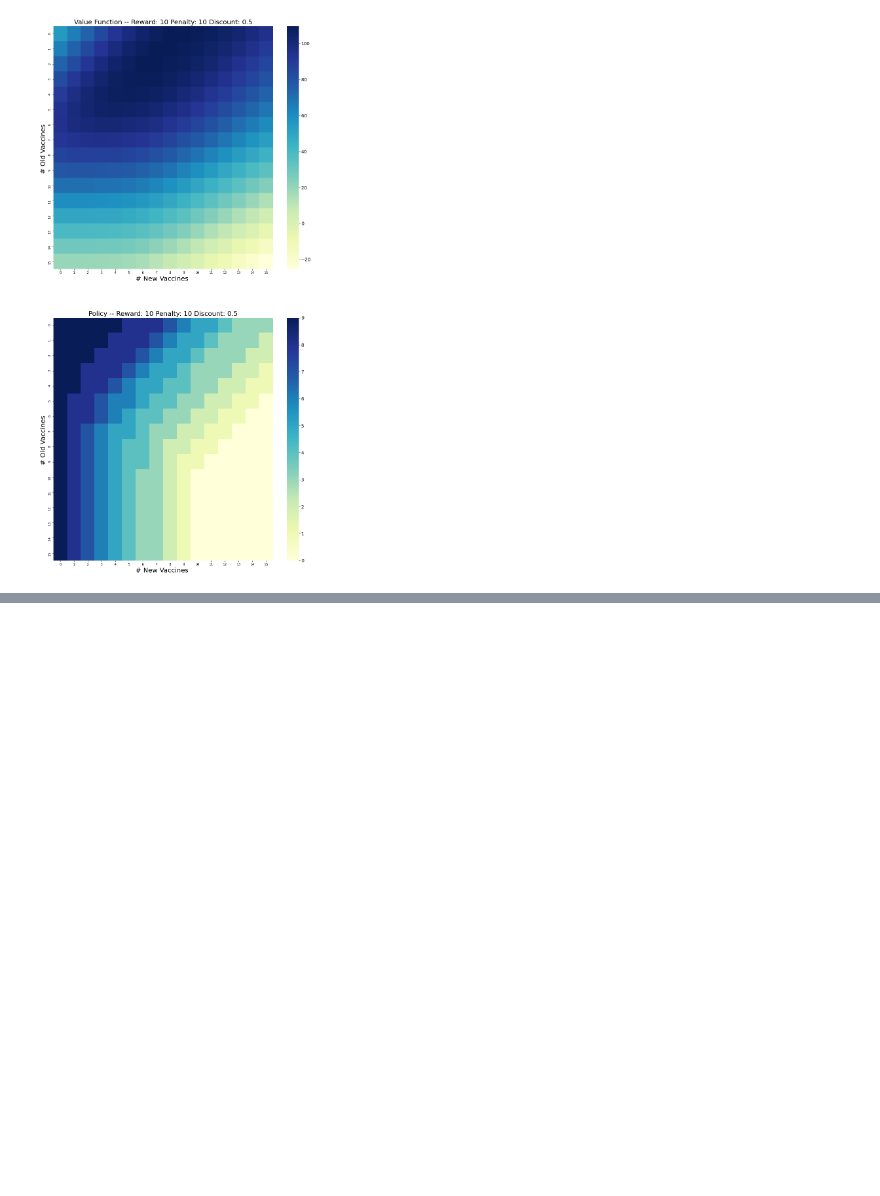
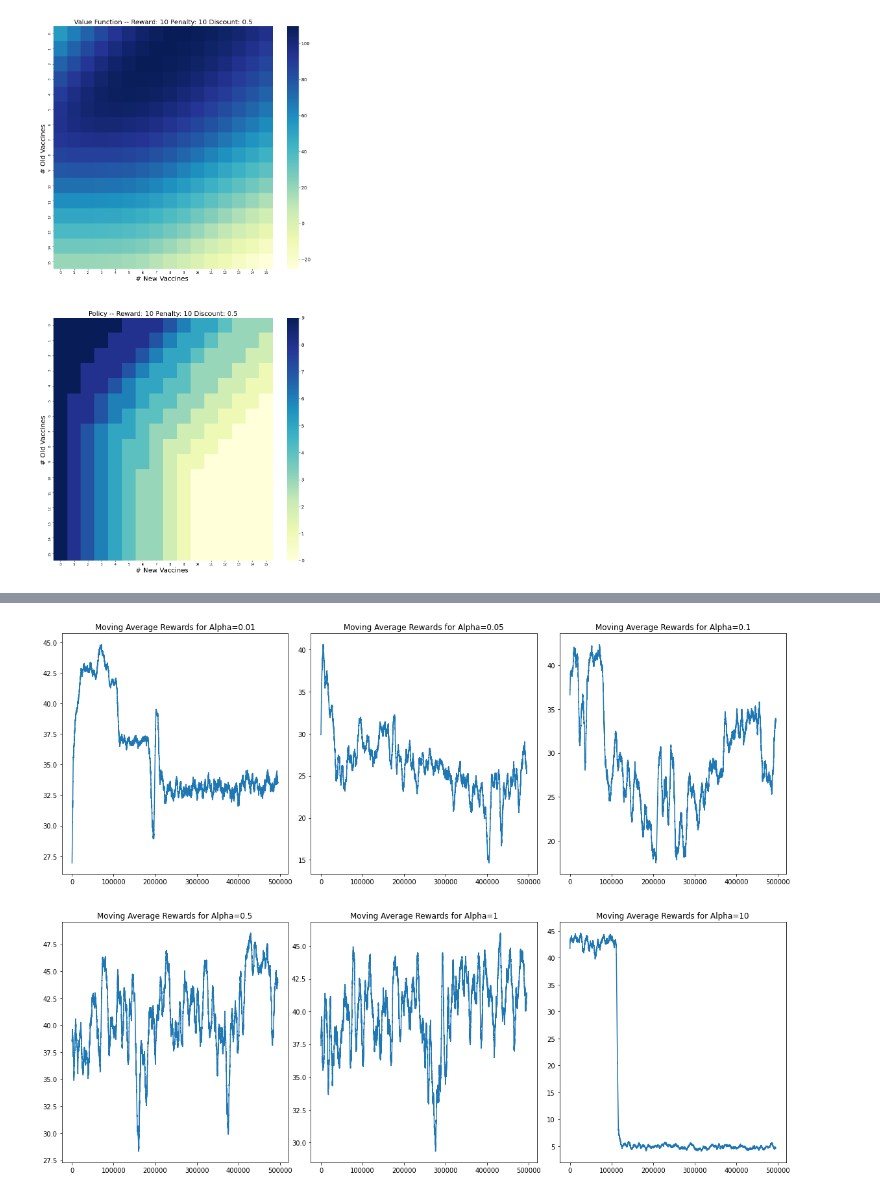
Before and after one commit to 12kleingordon34/RL-Exploration, a Jupyter notebook: vaccine_delivery/playground.ipynb, the cells around one changed output, grey strips where cells are left out. Cells and saved outputs as stored; diff of their text form; code cells hidden in the pictures; blank space fills up the shorter version.

Commit message:
WIP: Validate model-free Q-learning methods + hyperparam learning

```diff
--- a/vaccine_delivery/playground.ipynb
+++ b/vaccine_delivery/playground.ipynb
@@ -66,0 +86,21 @@ plot_heat_maps(agent.V, agent.policy, centre.fee_vaccine, centre.cost_vaccine)
+# %%
+def QLearning_policy(q_vec, action):
+    """
+    Identifies the action which maximises the q_vec
+    state-action vector and returns a policy with all
+    weight centred on highest value return
+    """
+    return np.eye(len(q_vec))[np.argmax(q_vec)]
+
+
+def sarsa_policy(q_vec, action):
+    """
+    """
+    return np.eye(len(q_vec))[action]
+
+
+def expected_sarsa_policy(q_vec, action, epsilon=EPSILON):
+    """
+    """
+    greedy = QLEarning_policy(q_vec, action)
+    return greedy - greedy * epsilon + epsilon / len(q_vec)
@@ -66,0 +183,18 @@ plot_heat_maps(agent.V, agent.policy, centre.fee_vaccine, centre.cost_vaccine)
+# %%
+def moving_average(x, w):
+    return np.convolve(x, np.ones(w), 'valid') / w
+
+_, axes = plt.subplots(2, 4, figsize=(20, 15))
+plt.subplots_adjust(wspace=0.1, hspace=0.2)
+
+alpha_idx = 0
+sma_rewards = [moving_average(rewards, 5000) for rewards in alpha_rewards]
+for i in range(2):
+    for j in range(4):
+        axes[i, j].plot(
+            moving_average(alpha_rewards[alpha_idx], 5000),
+        )
+        axes[i, j].set_title(f"Moving Average Rewards for Alpha={alpha_range[alpha_idx]}")
+        alpha_idx += 1
+# %% [output]
+[figure, added]
```
Also changed, not shown: parts of 9 cells of this notebook, 2 other files.
